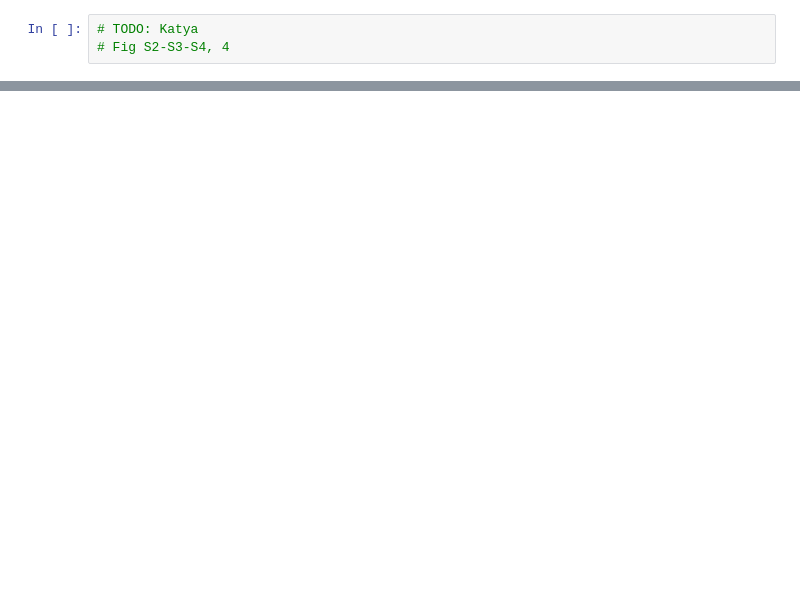
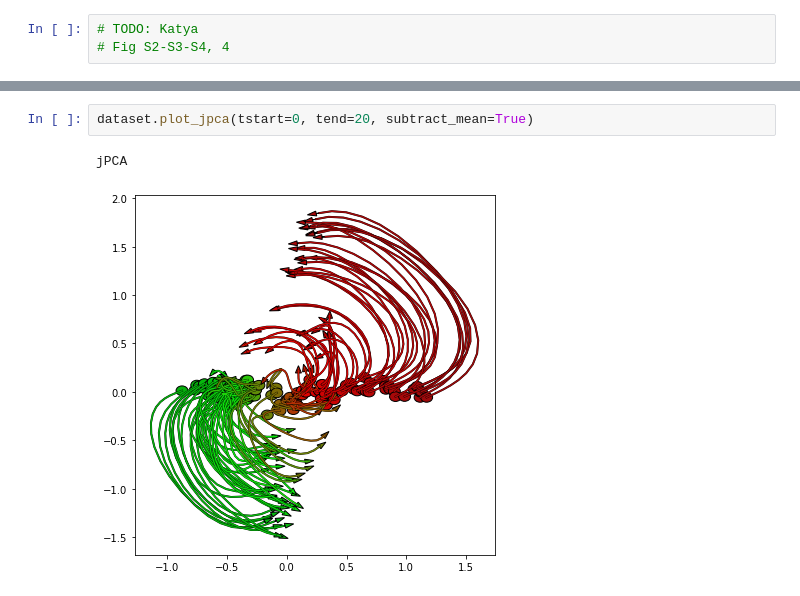
Before and after one commit to NevVerVer/neural-dynamics-gyration, a Jupyter notebook: datasets_analysis.ipynb, the cells around one changed output, grey strips where cells are left out. Saved outputs shown, nothing was run; the diff lists cells and outputs as text; blank space fills up the shorter version.

```diff
--- a/datasets_analysis.ipynb
+++ b/datasets_analysis.ipynb
@@ -27,0 +62,5 @@ from utils.datasets import (
+# %%
+dataset.plot_jpca(tstart=0, tend=20, subtract_mean=True)
+# %% [output]
+jPCA
+[figure, added]
```
Also changed, not shown: parts of 28 cells of this notebook, 3 other files.
